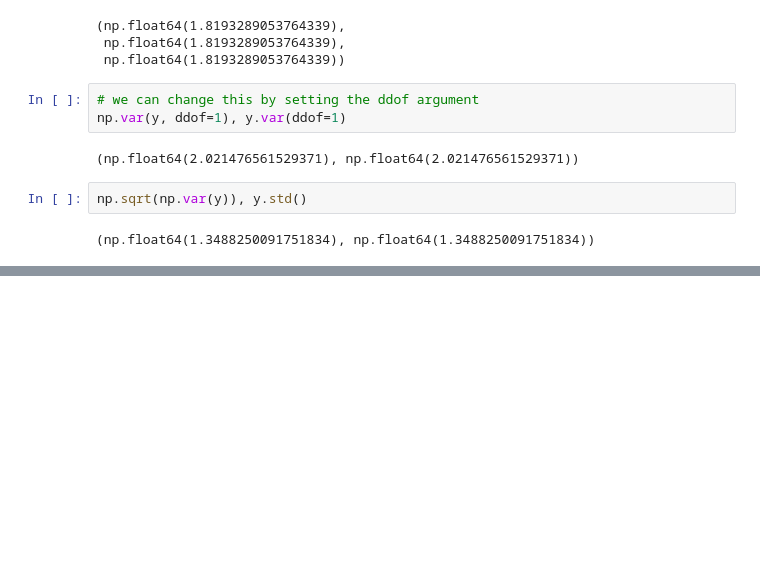
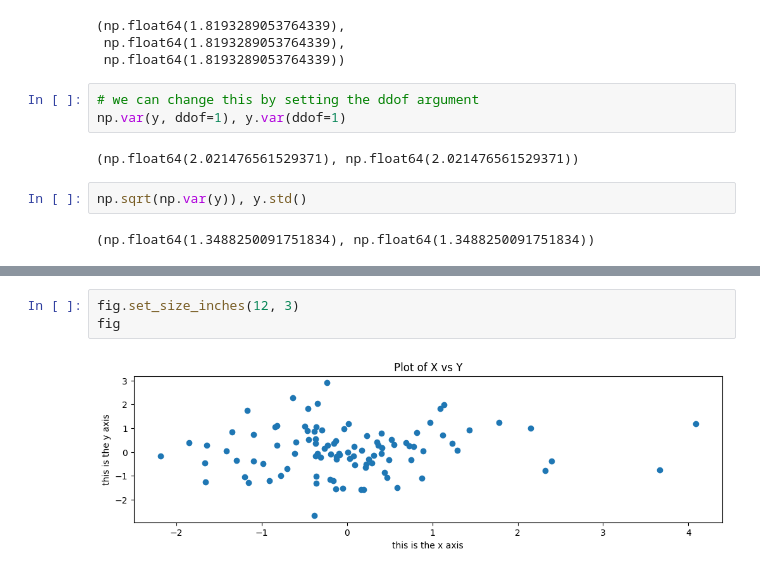
Before and after one commit to dravesb/central_tendencies, a Jupyter notebook: notes/book-notes/isl-2023/chp2-lab/chp2.ipynb, the cells around one changed output, grey strips where cells are left out. Saved outputs shown, nothing was run; the diff lists cells and outputs as text; blank space fills up the shorter version.

```diff
--- a/notes/book-notes/isl-2023/chp2-lab/chp2.ipynb
+++ b/notes/book-notes/isl-2023/chp2-lab/chp2.ipynb
@@ -271,0 +344,5 @@ np.sqrt(np.var(y)), y.std()
+# %%
+fig.set_size_inches(12, 3)
+fig
+# %% [output]
+[figure, added]
```
Also changed, not shown: parts of 82 cells of this notebook, 1 other file.
